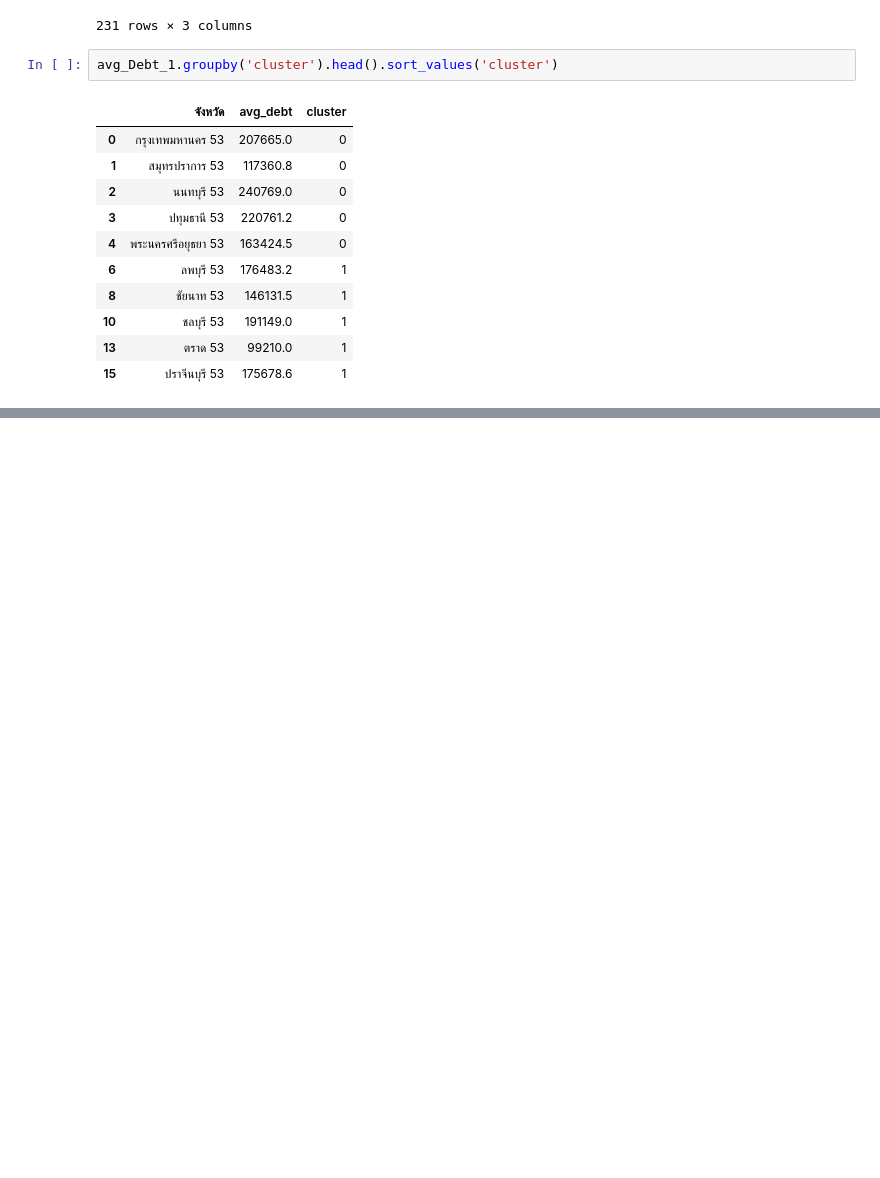
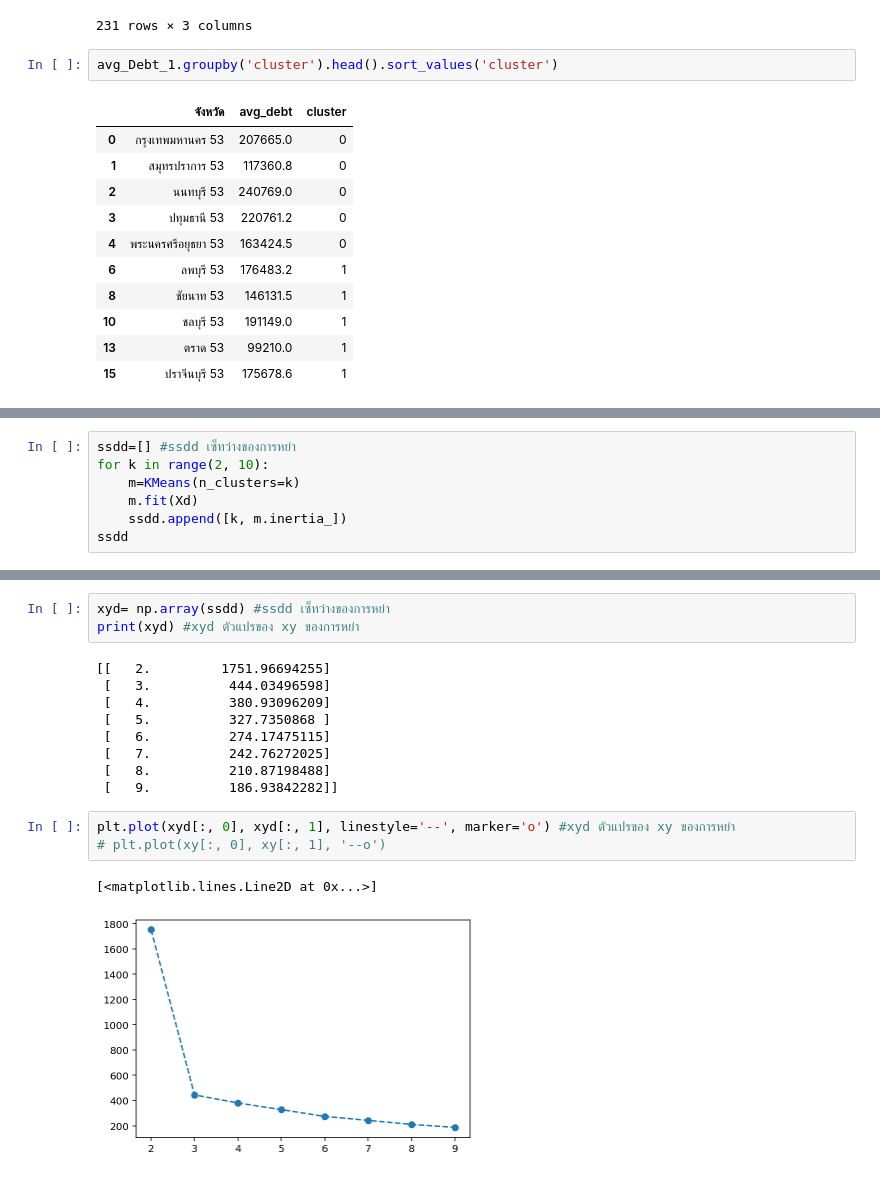
Before and after one commit to MMoltira/DataMining, a Jupyter notebook: Untitled0.ipynb, the cells around one changed output, grey strips where cells are left out. Drawn from its saved outputs; the diff is of its cells as text; blank space fills up the shorter version.

```diff
--- a/Untitled0.ipynb
+++ b/Untitled0.ipynb
@@ -264,0 +375,7 @@ avg_Debt_1.groupby('cluster').head().sort_values('cluster')
+# %%
+ssdd=[] #ssdd เซ็ทว่างของการหย่า
+for k in range(2, 10):
+    m=KMeans(n_clusters=k)
+    m.fit(Xd)
+    ssdd.append([k, m.inertia_])
+ssdd
@@ -264,0 +391,18 @@ avg_Debt_1.groupby('cluster').head().sort_values('cluster')
+# %%
+xyd= np.array(ssdd) #ssdd เซ็ทว่างของการหย่า
+print(xyd) #xyd ตัวแปรของ xy ของการหย่า
+# %% [output]
+[[   2.         1751.96694255]
+ [   3.          444.03496598]
+ [   4.          380.93096209]
+ [   5.          327.7350868 ]
+ [   6.          274.17475115]
+ [   7.          242.76272025]
+ [   8.          210.87198488]
+ [   9.          186.93842282]]
+# %%
+plt.plot(xyd[:, 0], xyd[:, 1], linestyle='--', marker='o') #xyd ตัวแปรของ xy ของการหย่า
+# plt.plot(xy[:, 0], xy[:, 1], '--o')
+# %% [output]
+[<matplotlib.lines.Line2D at 0x...>]
+[figure, added]
```
Also changed, not shown: parts of 103 cells of this notebook.
